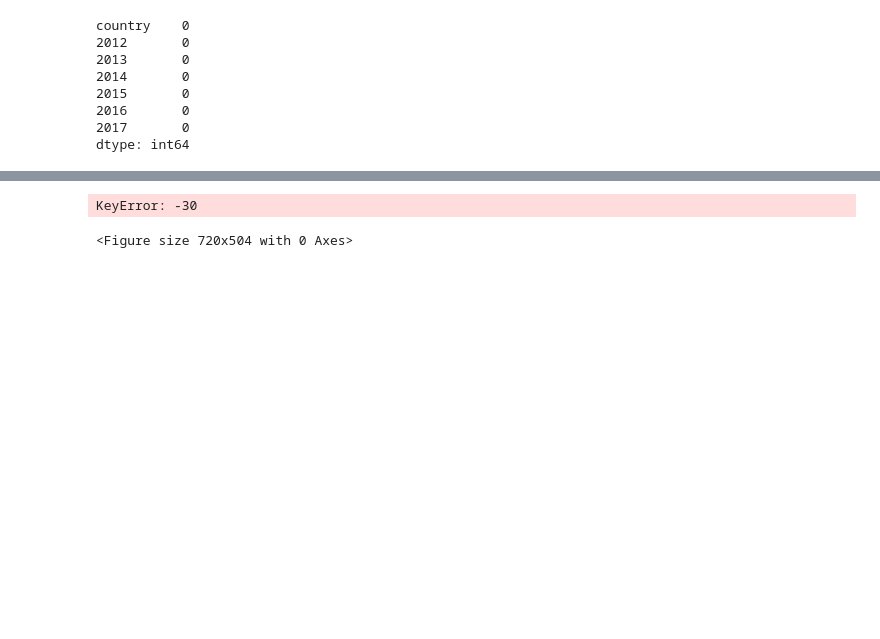
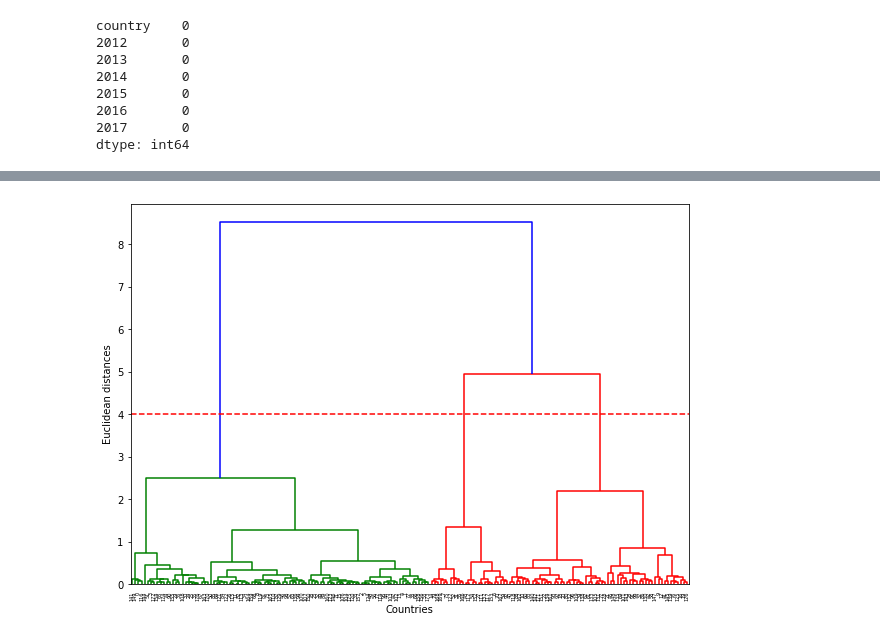
Before and after one commit to rootstrap/ml-training, a Jupyter notebook: clustering_example.ipynb, the cells around one changed output, grey strips where cells are left out. Cells and saved outputs as stored; diff of their text form; code cells hidden in the pictures; blank space fills up the shorter version.

```diff
--- a/clustering_example.ipynb
+++ b/clustering_example.ipynb
@@ -175,12 +141,18 @@ Selected number of clusters:  2
 # %%
 from scipy.cluster.hierarchy import dendrogram, linkage
 from matplotlib import pyplot as plt
-
 X = df[df.columns[1:]]
-linked = linkage(X, 'ward')
+#try with ward method, it tries to minimize the variance within each cluster
+#you can try after with singe, complete and average
+from sklearn import preprocessing
+min_max_scaler = preprocessing.MinMaxScaler()
+X_normalized = min_max_scaler.fit_transform(X)
+l = linkage(X_normalized, 'ward')
 plt.figure(figsize=(10, 7))
-dendrogram(linked,orientation='top',labels=df['country'],distance_sort='descending',show_leaf_counts=True)
+plt.xlabel('Countries')
+plt.ylabel('Euclidean distances')
+dend = dendrogram(l)
+plt.axhline(y=4, color='r', linestyle='--')
 plt.show()
 # %% [output]
-KeyError: -30
-<Figure size 720x504 with 0 Axes>
+[figure, added]
```
Also changed, not shown: parts of 16 cells of this notebook, 6 other files.
